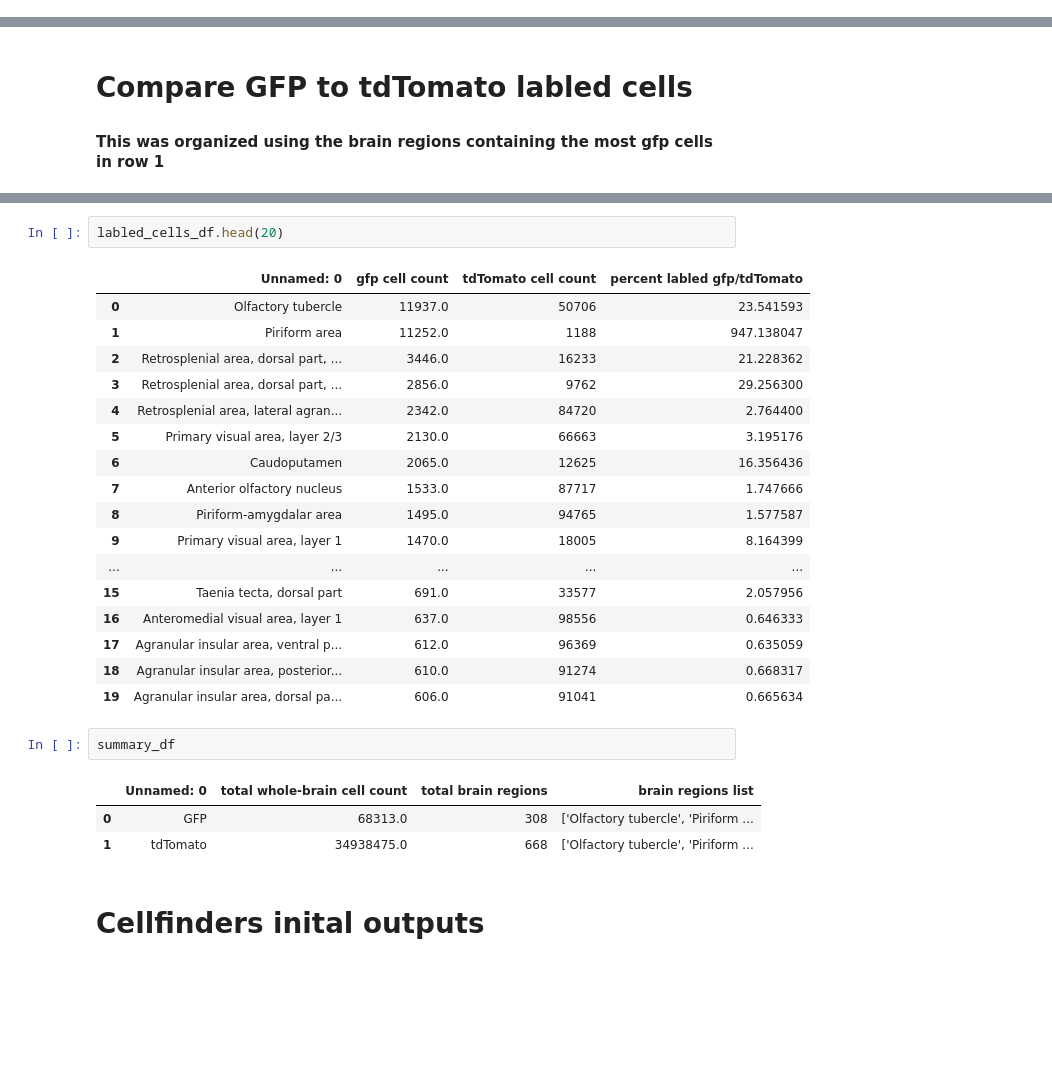
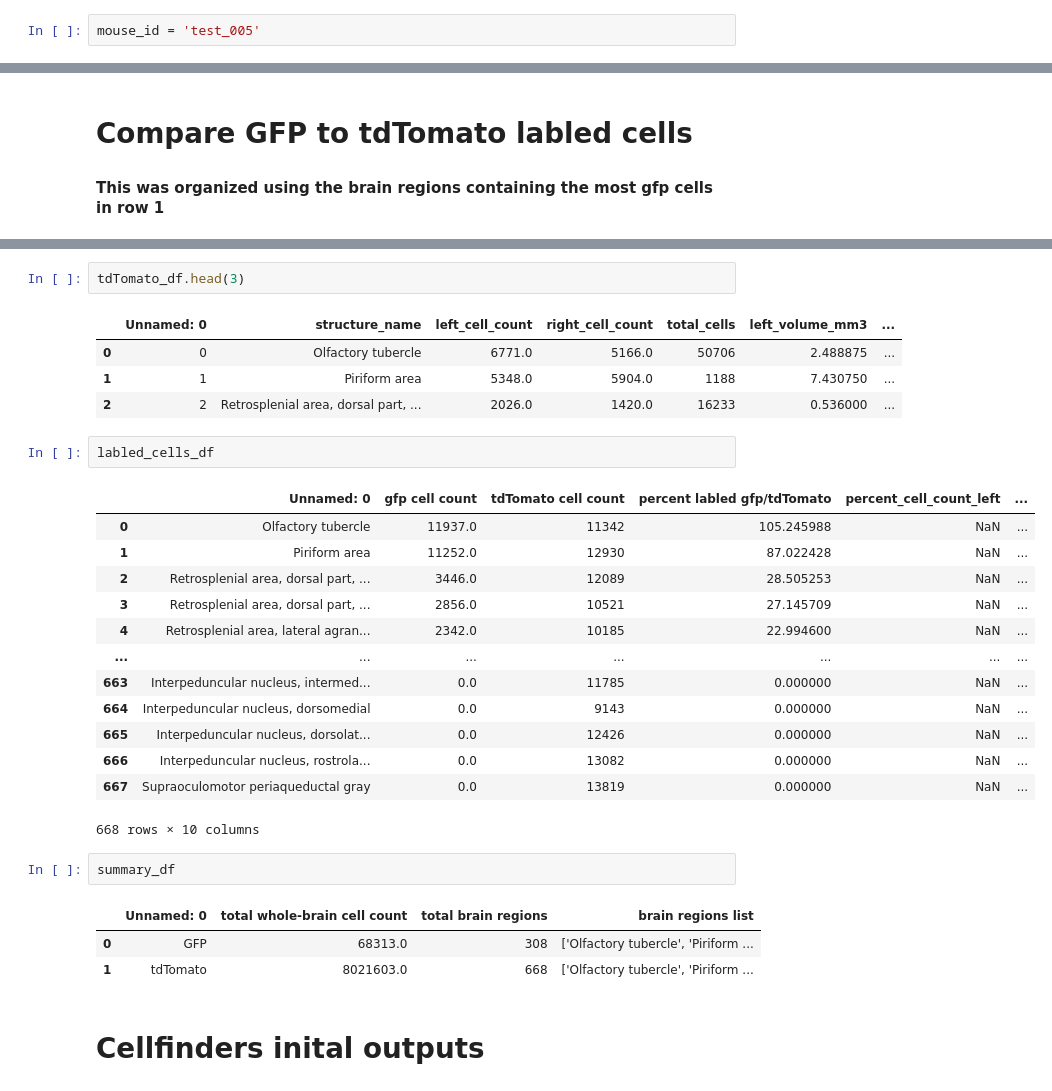
Before and after one commit to granthughes1999/cellfinder_brainrender, a Jupyter notebook: visualize_analysis.ipynb, the cells around one changed output, grey strips where cells are left out. Saved outputs shown, nothing was run; the diff lists cells and outputs as text; blank space fills up the shorter version.

```diff
--- a/visualize_analysis.ipynb
+++ b/visualize_analysis.ipynb
@@ -5,0 +6,2 @@ from UpdateME import cellfinder_output_path, mouse_id
+# %%
+mouse_id = 'test_005'
@@ -33,29 +57,32 @@ test_001
+# %%
+tdTomato_df.head(3)
+# %% [output]
+|  | Unnamed: 0 | structure_name | left_cell_count | right_cell_count | total_cells | left_volume_mm3 | ... |
+| 0 | 0 | Olfactory tubercle | 6771.0 | 5166.0 | 50706 | 2.488875 | ... |
+| 1 | 1 | Piriform area | 5348.0 | 5904.0 | 1188 | 7.430750 | ... |
+| 2 | 2 | Retrosplenial area, dorsal part, ... | 2026.0 | 1420.0 | 16233 | 0.536000 | ... |
 # %%
-labled_cells_df.head(20)
+labled_cells_df
 # %% [output]
-|  | Unnamed: 0 | gfp cell count | tdTomato cell count | percent labled gfp/tdTomato |
-| 0 | Olfactory tubercle | 11937.0 | 50706 | 23.541593 |
-| 1 | Piriform area | 11252.0 | 1188 | 947.138047 |
-| 2 | Retrosplenial area, dorsal part, ... | 3446.0 | 16233 | 21.228362 |
-| 3 | Retrosplenial area, dorsal part, ... | 2856.0 | 9762 | 29.256300 |
-| 4 | Retrosplenial area, lateral agran... | 2342.0 | 84720 | 2.764400 |
-| 5 | Primary visual area, layer 2/3 | 2130.0 | 66663 | 3.195176 |
-| 6 | Caudoputamen | 2065.0 | 12625 | 16.356436 |
-| 7 | Anterior olfactory nucleus | 1533.0 | 87717 | 1.747666 |
-| 8 | Piriform-amygdalar area | 1495.0 | 94765 | 1.577587 |
-| 9 | Primary visual area, layer 1 | 1470.0 | 18005 | 8.164399 |
-| ... | ... | ... | ... | ... |
-| 15 | Taenia tecta, dorsal part | 691.0 | 33577 | 2.057956 |
-| 16 | Anteromedial visual area, layer 1 | 637.0 | 98556 | 0.646333 |
-| 17 | Agranular insular area, ventral p... | 612.0 | 96369 | 0.635059 |
-| 18 | Agranular insular area, posterior... | 610.0 | 91274 | 0.668317 |
-| 19 | Agranular insular area, dorsal pa... | 606.0 | 91041 | 0.665634 |
+|  | Unnamed: 0 | gfp cell count | tdTomato cell count | percent labled gfp/tdTomato | percent_cell_count_left | ... |
+| 0 | Olfactory tubercle | 11937.0 | 11342 | 105.245988 | NaN | ... |
+| 1 | Piriform area | 11252.0 | 12930 | 87.022428 | NaN | ... |
+| 2 | Retrosplenial area, dorsal part, ... | 3446.0 | 12089 | 28.505253 | NaN | ... |
+| 3 | Retrosplenial area, dorsal part, ... | 2856.0 | 10521 | 27.145709 | NaN | ... |
+| 4 | Retrosplenial area, lateral agran... | 2342.0 | 10185 | 22.994600 | NaN | ... |
+| ... | ... | ... | ... | ... | ... | ... |
+| 663 | Interpeduncular nucleus, intermed... | 0.0 | 11785 | 0.000000 | NaN | ... |
+| 664 | Interpeduncular nucleus, dorsomedial | 0.0 | 9143 | 0.000000 | NaN | ... |
+| 665 | Interpeduncular nucleus, dorsolat... | 0.0 | 12426 | 0.000000 | NaN | ... |
+| 666 | Interpeduncular nucleus, rostrola... | 0.0 | 13082 | 0.000000 | NaN | ... |
+| 667 | Supraoculomotor periaqueductal gray | 0.0 | 13819 | 0.000000 | NaN | ... |
+668 rows × 10 columns
 # %%
 summary_df
 # %% [output]
 |  | Unnamed: 0 | total whole-brain cell count | total brain regions | brain regions list |
 | 0 | GFP | 68313.0 | 308 | ['Olfactory tubercle', 'Piriform ... |
-| 1 | tdTomato | 34938475.0 | 668 | ['Olfactory tubercle', 'Piriform ... |
+| 1 | tdTomato | 8021603.0 | 668 | ['Olfactory tubercle', 'Piriform ... |
 # %% [markdown]
 # Cellfinders inital outputs
 # %%
```
Also changed, not shown: parts of 4 cells of this notebook, 5 other files.
